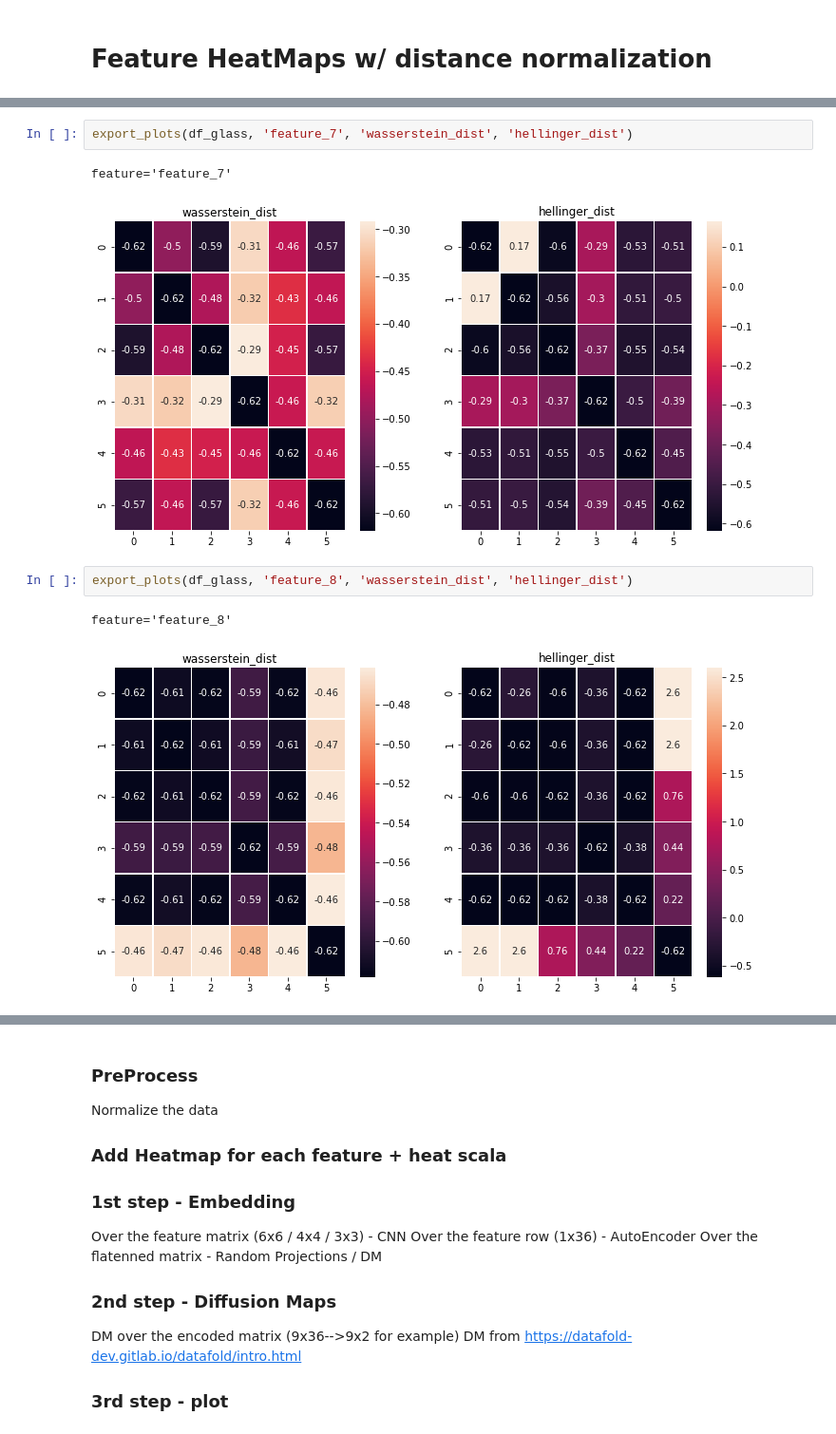
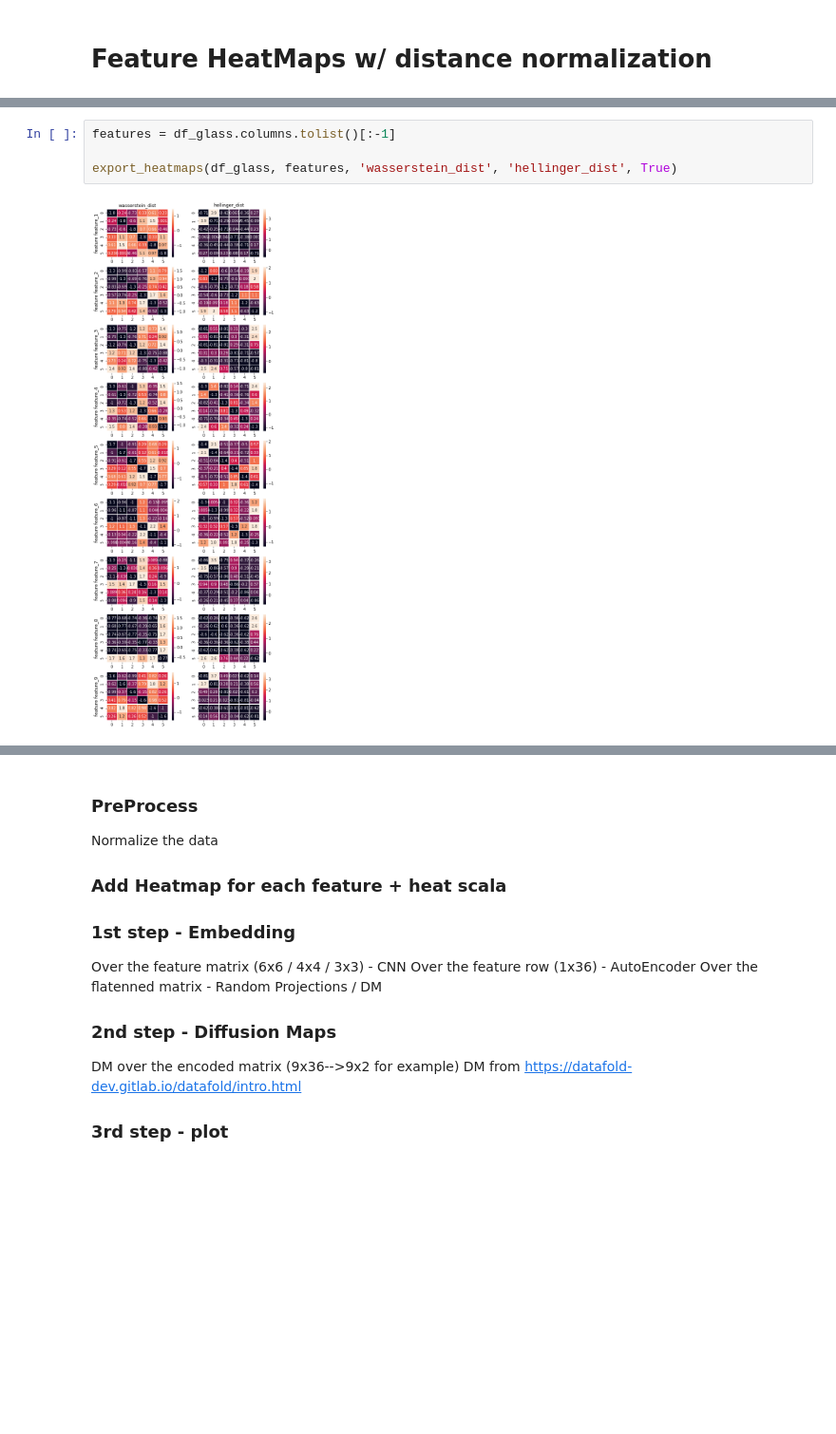
Before and after one commit to Omer-Hedvat/Thesis-TauTransformer, a Jupyter notebook: Omer's notebook.ipynb, the cells around one changed output, grey strips where cells are left out. Shown at 95% size. Saved outputs shown, nothing was run; the diff lists cells and outputs as text; blank space fills up the shorter version.

```diff
--- a/Omer's notebook.ipynb
+++ b/Omer's notebook.ipynb
@@ -230,10 +224,6 @@ feature='feature_6'
-# %%
-export_plots(df_glass, 'feature_7', 'wasserstein_dist', 'hellinger_dist')
-# %% [output]
-feature='feature_7'
-[figure, removed]
-# %%
-export_plots(df_glass, 'feature_8', 'wasserstein_dist', 'hellinger_dist')
-# %% [output]
-feature='feature_8'
-[figure, removed]
+# %%
+features = df_glass.columns.tolist()[:-1]
+
+export_heatmaps(df_glass, features, 'wasserstein_dist', 'hellinger_dist', True)
+# %% [output]
+[figure, added]
```
Also changed, not shown: parts of 13 cells of this notebook, 1 other file.
